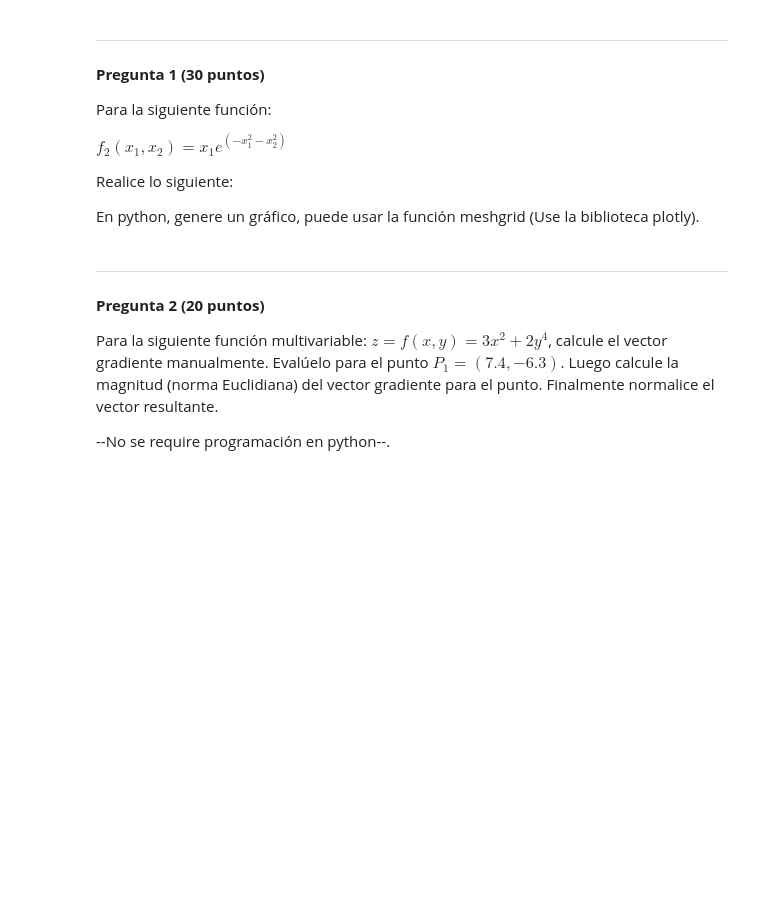
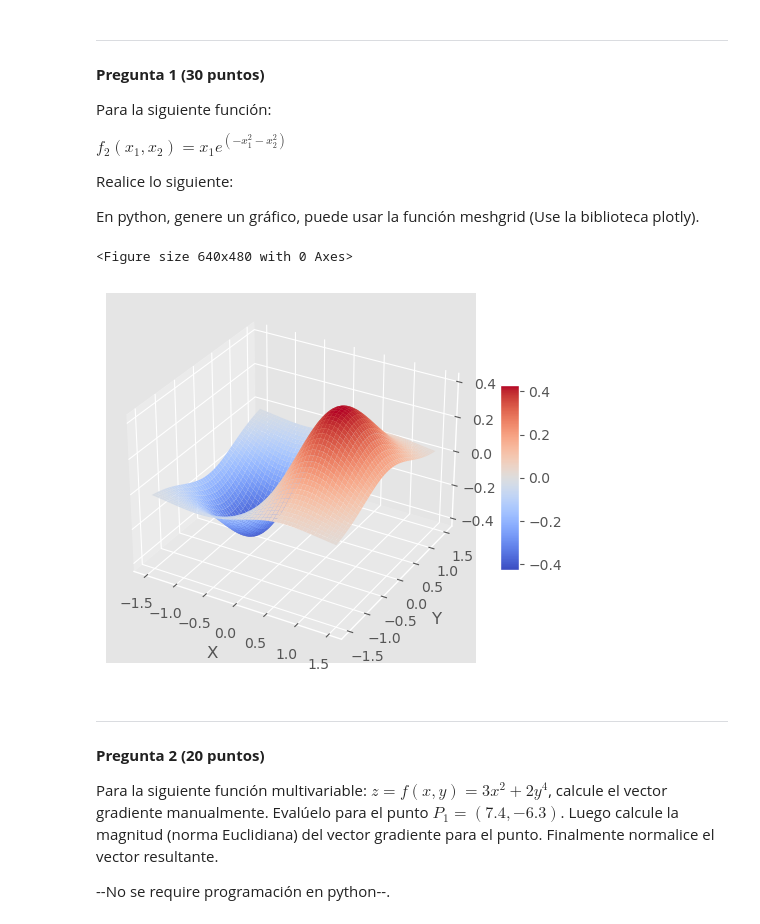
Before and after one commit to SopaAzteca/MCD_HW5FQ, a Jupyter notebook: Trabajo_Práctico_5_MCD.ipynb, the cells around one changed output. Drawn from its saved outputs; the diff is of its cells as text; code cells hidden in the pictures; blank space fills up the shorter version.

```diff
--- a/Trabajo_Práctico_5_MCD.ipynb
+++ b/Trabajo_Práctico_5_MCD.ipynb
@@ -41,3 +36,46 @@ from mpl_toolkits import mplot3d
+# %%
+#import numpy as np
+#import plotly.express as px
+#import matplotlib.pyplot as plt
+#from mpl_toolkits import mplot3d
+
+
+import numpy as np
+import matplotlib.pyplot as plt
+from mpl_toolkits.mplot3d import Axes3D
+from matplotlib import cm
+import random
+import plotly.graph_objects as go
+from matplotlib.ticker import LinearLocator, FormatStrFormatter
+from mpl_toolkits import mplot3d
+import math
+
+plt.style.use('ggplot')
+
+
+
+def funcion(x, y):
+
+  return x*math.exp(-x**2-y**2)
+
+x = y = np.arange(-1.5, 1.5, 0.01)
+X, Y = np.meshgrid(x, y)
+zs = np.array([funcion(x,y) for x,y in zip(np.ravel(X), np.ravel(Y))])
+Z = zs.reshape(X.shape)
+
+# Manejo del gráfico
+plt.clf()
+fig = plt.figure()
+ax = plt.axes(projection='3d')
+surf = ax.plot_surface(X, Y, Z,cmap=cm.coolwarm )
+ax.set_xlabel("X")
+ax.set_ylabel("Y")
+ax.set_zlabel("Z")
+fig.colorbar(surf, shrink=0.5, aspect=10)
+plt.show()
+# %% [output]
+<Figure size 640x480 with 0 Axes>
+[figure, added]
 # %% [markdown]
 ---
 
```
Also changed, not shown: parts of 1 cell of this notebook.
